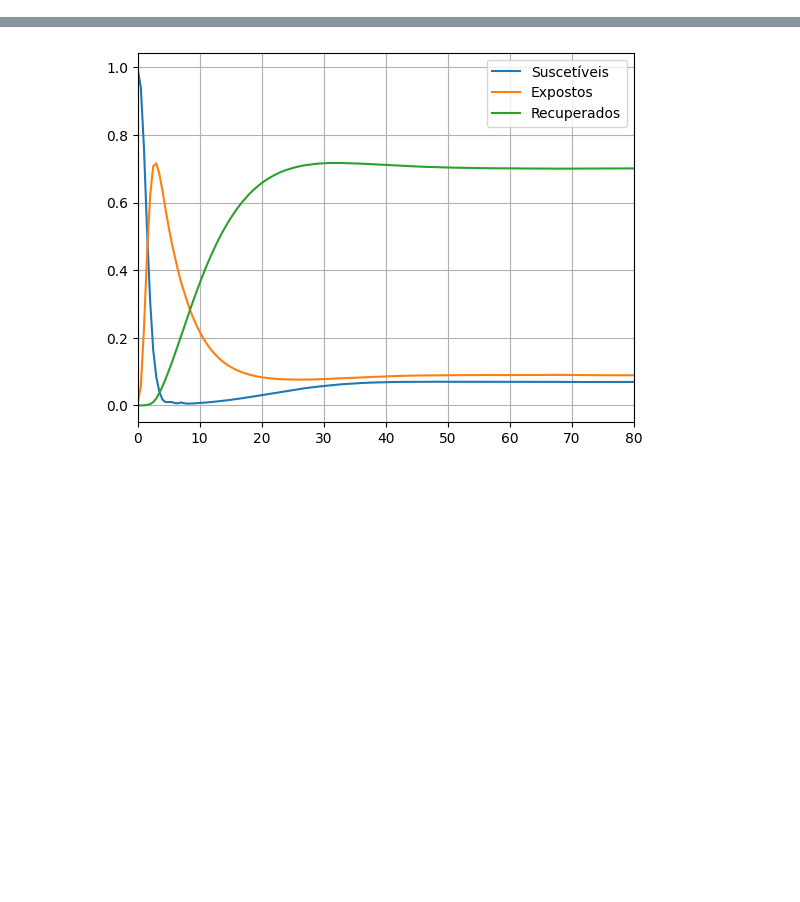
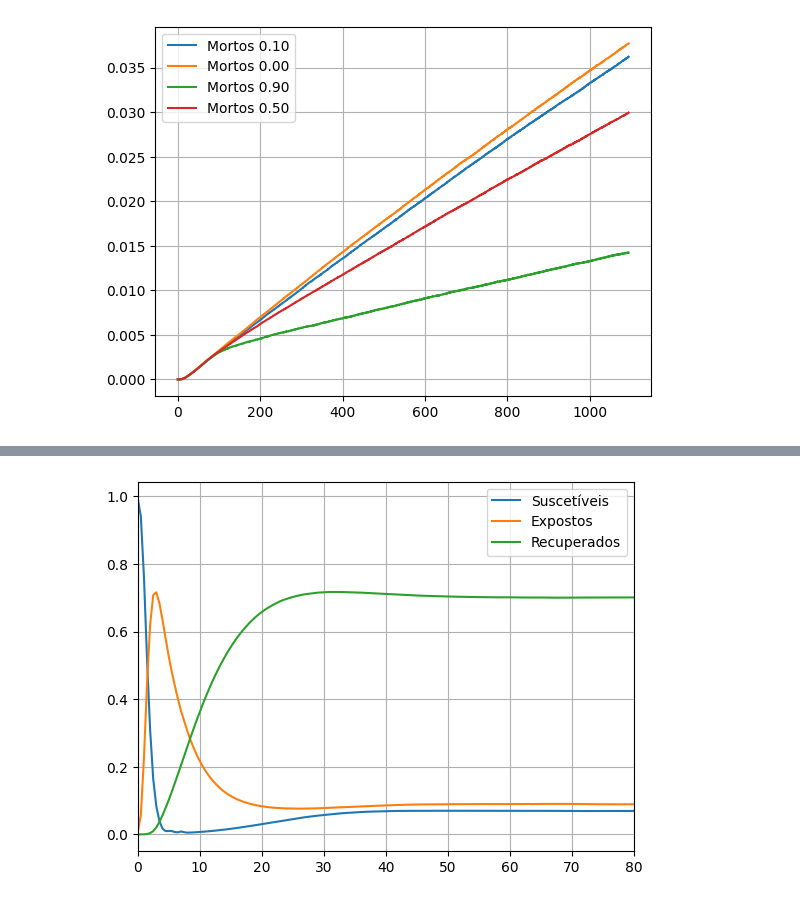
Before and after one commit to intcarlosmiguel/pesquisa_mestrado, a Jupyter notebook: infect.ipynb, the cells around one changed output, grey strips where cells are left out. Drawn from its saved outputs; the diff is of its cells as text; code cells hidden in the pictures; blank space fills up the shorter version.

```diff
--- a/infect.ipynb
+++ b/infect.ipynb
@@ -10,0 +33,10 @@ infect = np.vstack((np.arange(0,365*3,0.5),infect))
+# %%
+
+for infect,file in zip(vac,dir):
+    #plt.plot(infect[0],infect[1]/2029,label = f'Suscetíveis {file[9:-4]}')
+    plt.plot(infect[0],infect[-1]/2029,label = f'Mortos {file[9:-4]}')
+plt.legend()
+plt.grid()
+plt.show()
+# %% [output]
+[figure, added]
```
Also changed, not shown: parts of 10 cells of this notebook, 20 other files.
